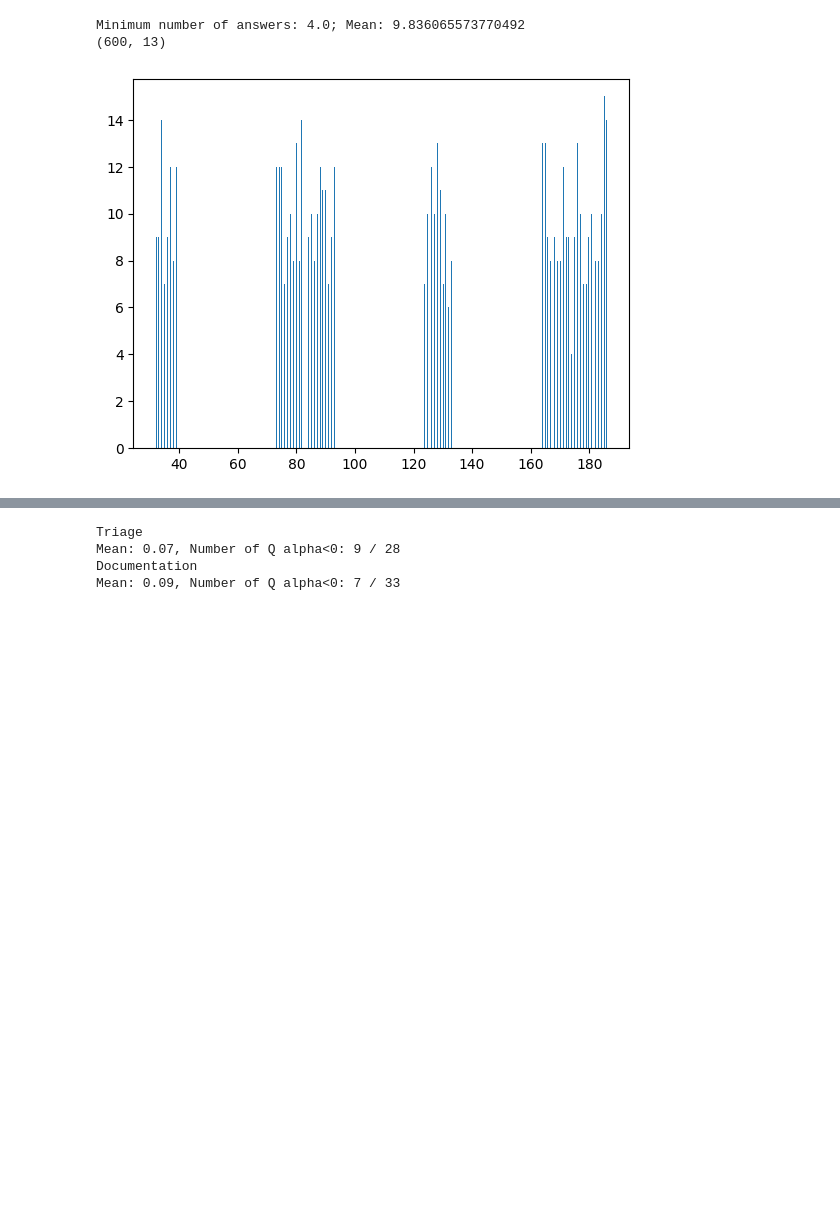
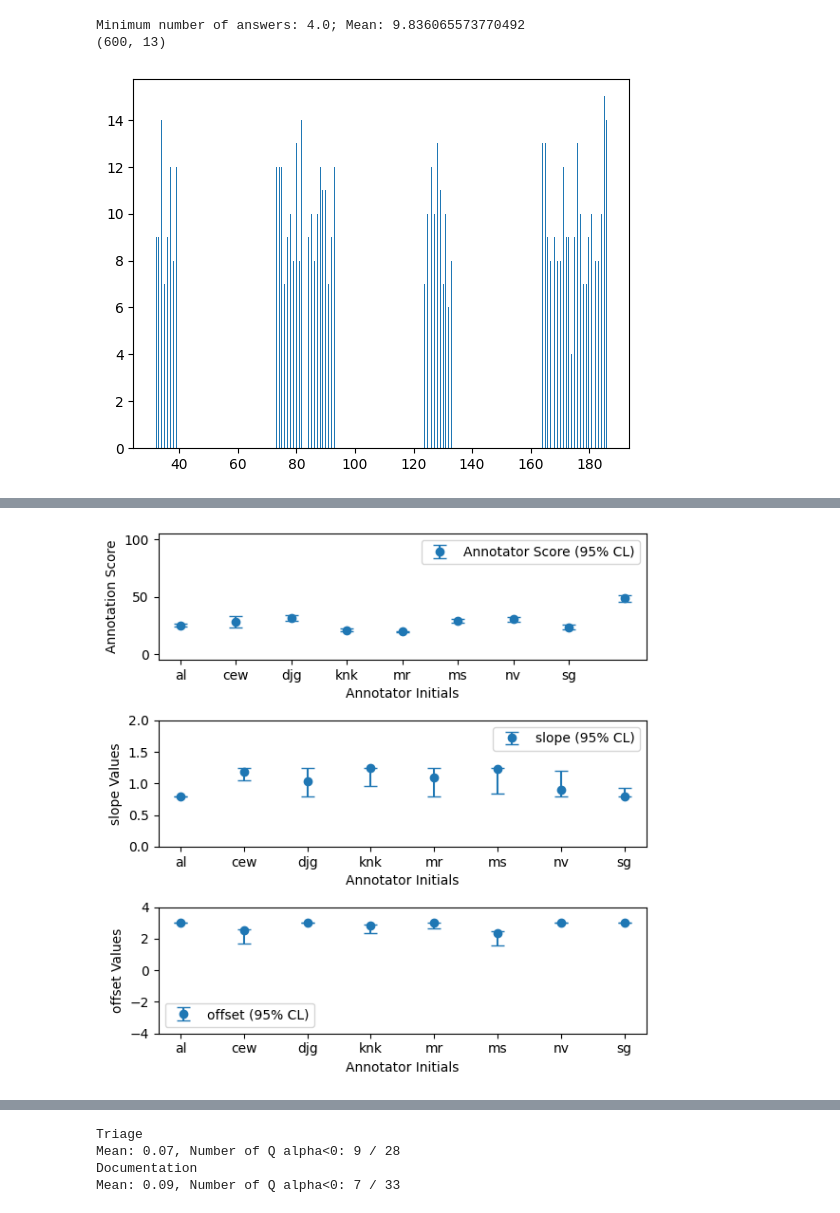
Before and after one commit to anupsharma555/mentat, a Jupyter notebook: mentat/process_annotated_data.ipynb, the cells around one changed output, grey strips where cells are left out. Drawn from its saved outputs; the diff is of its cells as text; code cells hidden in the pictures; blank space fills up the shorter version.

Commit message:
feat: Added hierarchichal BT and adjusted data import

```diff
--- a/mentat/process_annotated_data.ipynb
+++ b/mentat/process_annotated_data.ipynb
@@ -98,0 +59,3 @@ test
+# %%
+test_hbt_boot, test_hbt_boot_params = helper_functions.calc_hbt_preference_probs(response_data)
+test_hbt_boot, test_hbt_boot_params
@@ -98,0 +114,63 @@ test
+# %%
+fig, axs = plt.subplots(3, 1, figsize=(6, 6))
+
+annotators = []
+means = []
+stds = []
+
+for resp in annotator_individual_data:
+    data = np.array(annotator_individual_data[resp])
+
+    res_mean = bootstrap_tools.bootstrap_wrap(data, np.mean, n_boot=1000, out_dim=0)
+    annotators.append(resp)
+    means.append(res_mean["result"])
+    stds.append(
+        [
+            res_mean["result"] - res_mean["ci_lower"],
+            res_mean["ci_upper"] - res_mean["result"]
+        ]
+    )
+# annotators.append("rnd")
+
+axs[0].errorbar(
+    annotators,
+    means,
+    yerr=np.array(stds).T,
+    fmt='o',
+    capsize=5,
+    label='Annotator Score (95% CL)',
+)
+axs[0].set_ylabel('Annotation Score')
+
+
+annotators = test_hbt_boot_params.keys()
+for lab_i, lab in enumerate(["slope", "offset"]):
+    means = np.array([test_hbt_boot_params[ant]["bt_scores"][lab] for ant in annotator])
+    lower = np.array([test_hbt_boot_params[ant]["ci_lower"][lab_i] for ant in annotator])
+    upper = np.array([test_hbt_boot_params[ant]["ci_upper"][lab_i] for ant in annotator])
+
+    axs[lab_i + 1].errorbar(
+        annotators,
+        means,
+        yerr=(means - lower, upper - means),
+        fmt='o',
+        capsize=5,
+        label=f'{lab} (95% CL)',
+    )
+    axs[lab_i + 1].set_ylabel(f'{lab} Values')
+
+y_bounds = [
+    [-5., 105.],
+    [0., 2.],
+    [-4., 4.],
+]
+for i in range(3):
+    axs[i].set_xlabel('Annotator Initials')
+    axs[i].set_xticks(range(len(annotators)))
+    axs[i].set_xticklabels(annotators)
+    axs[i].set_ylim(y_bounds[i])
+    axs[i].legend()
+plt.tight_layout()
+plt.show()
+# %% [output]
+[figure, added]
```
Also changed, not shown: parts of 10 cells of this notebook, 3 other files.
